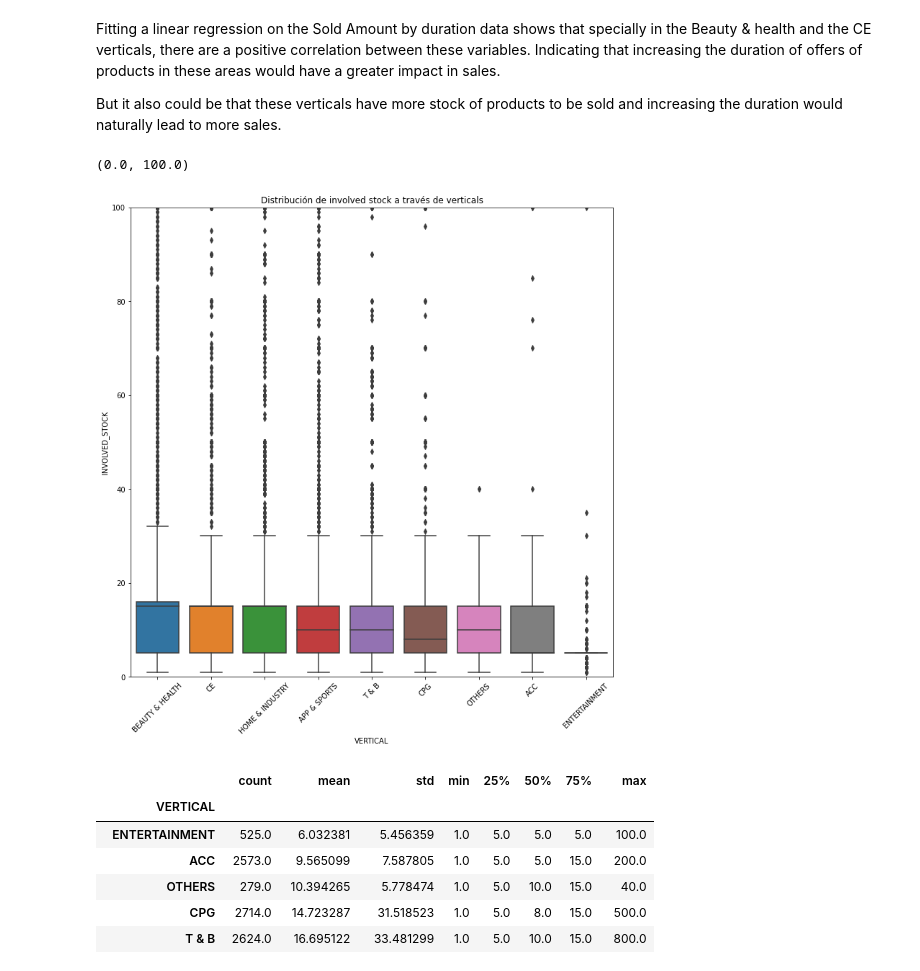
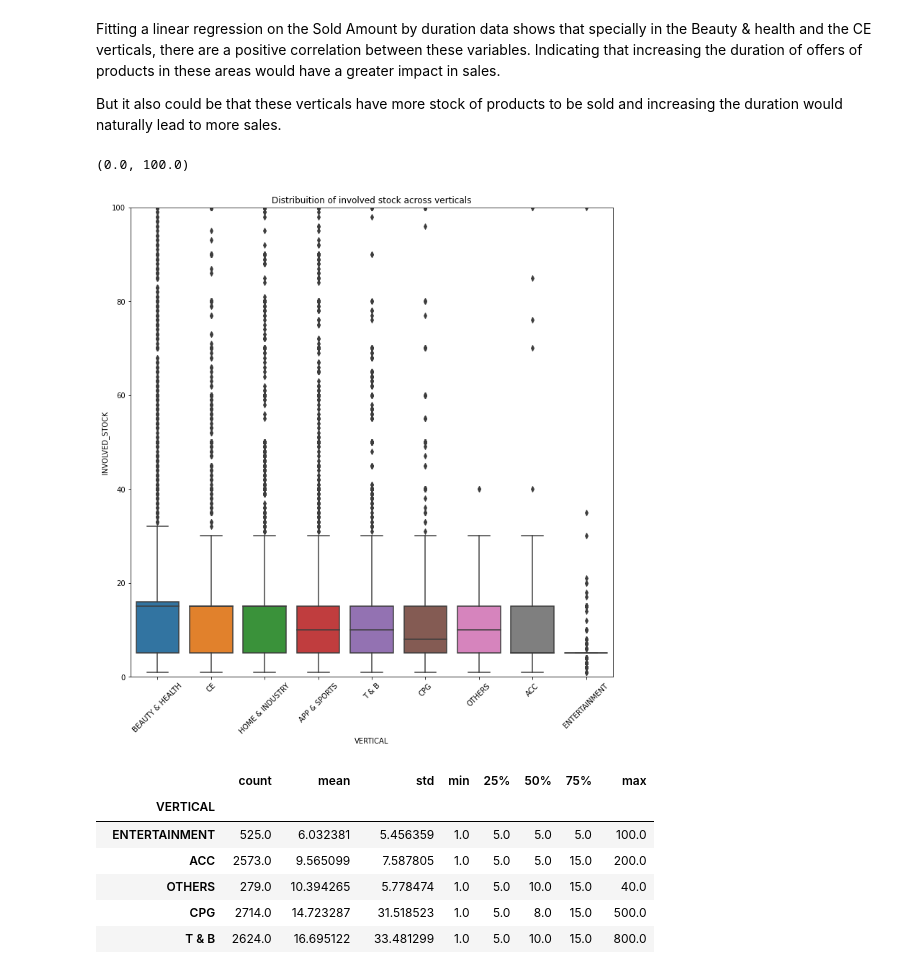
Before and after one commit to vitorhi/Desafio-ds-2022-Mercado-Livre, a Jupyter notebook: Challenge1.ipynb, the cells around one changed output. Cells and saved outputs as stored; diff of their text form; code cells hidden in the pictures.

```diff
--- a/Challenge1.ipynb
+++ b/Challenge1.ipynb
@@ -219,14 +219,14 @@ But it also could be that these verticals have more stock of products to be sold
 # %%
 my_order = df.groupby(by=["VERTICAL"])["INVOLVED_STOCK"].mean().sort_values().iloc[::-1].index
 
 plt.figure(figsize=(12,12))
 plt.xticks(rotation=45)
 sns.boxplot(x="VERTICAL", y="INVOLVED_STOCK",data=df,order=my_order)
-plt.title('Distribución de involved stock a través de verticals')
+plt.title('Distribuition of involved stock across verticals')
 plt.ylim([0,100])
 # %% [output]
 (0.0, 100.0)
-[figure, old version]
+[figure, new version]
 # %%
 df.groupby(by=["VERTICAL"])["INVOLVED_STOCK"].describe().sort_values('mean')
 # %% [output]
```
Also changed, not shown: parts of 3 cells of this notebook, 3 other files.
